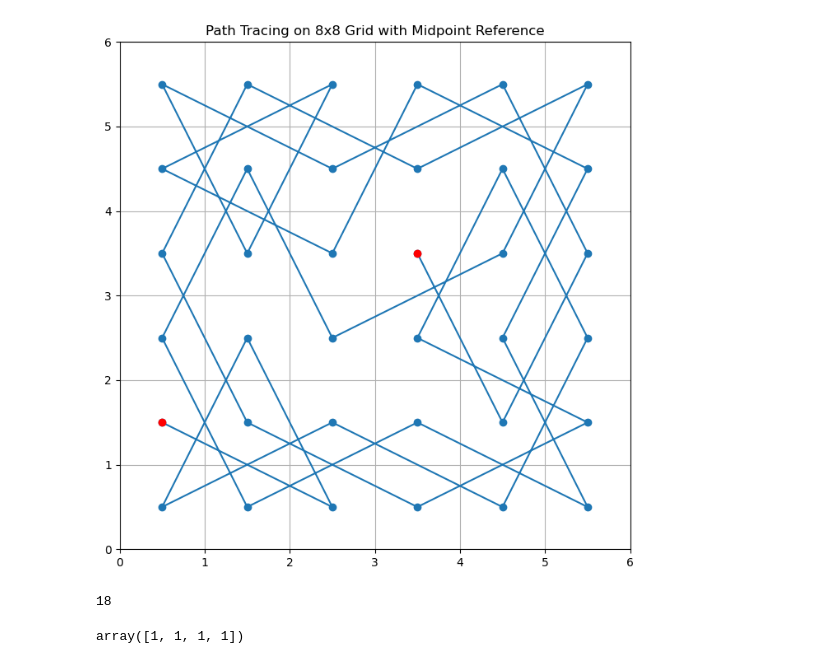
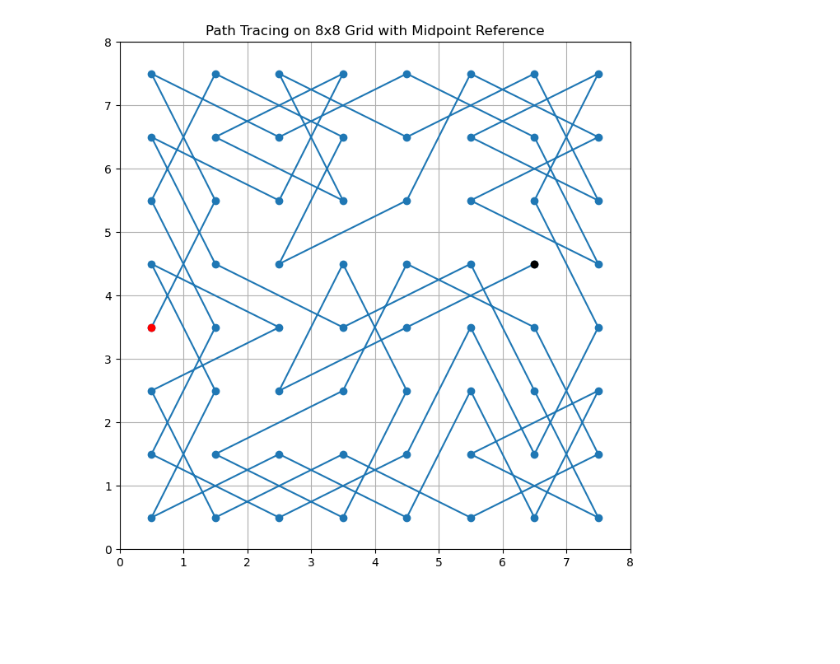
Before and after one commit to Abelgurung/Stochastic-Simulation-Knight-Tour, a Jupyter notebook: mc_search.ipynb, the cells around one changed output. Drawn from its saved outputs; the diff is of its cells as text; code cells hidden in the pictures; blank space fills up the shorter version.

```diff
--- a/mc_search.ipynb
+++ b/mc_search.ipynb
@@ -11,8 +3,0 @@ plt.matshow(a)
-# %%
-class mc_search(matrix, start):
-    curr = start
-    path = []
-    def run(steps = 10):
-        # next step based on matrix, change curr location
-        path.append(curr)
-        return path
@@ -94,16 +3,0 @@ class mc_search:
-# %%
-matrix_size = 5
-# Create a 5x5 matrix (the content is irrelevant for our pathfinding)
-matrix = [[0 for _ in range(matrix_size)] for _ in range(matrix_size)]
-
-# Starting point
-start = (0, 0)
-
-# Initialize mc_search with the matrix and starting point
-searcher = mc_search(matrix, start)
-
-# Run the pathfinding
-path = searcher.run(steps=20)
-
-# Print the path taken
-print("Path taken:", path)
@@ -200,5 +68,5 @@ class mc_search:
 # %%
-b_size = 6
+b_size = 8
 sample1 = mc_search(b_size, [3,3])
 sample1.run(64)
 
@@ -207,7 +75,8 @@ counter = 0
 # Simulating the loop condition with the initial setup
 
 while len(sample1.path) < (b_size * b_size):
-    sample1 = mc_search(b_size, [3,3])
+    rand_initial = [random.randint(0,b_size), random.randint(0,b_size)]
+    sample1 = mc_search(b_size, rand_initial)
     sample1.run(64)
     counter += 1
     if counter % 10000 == 0:
@@ -223,26 +105,22 @@ Count: 40000
 # %%
 # Adjusting the given path to use the midpoint of the matrix as the reference for plotting points
 # Since the grid is 8x8, the midpoint would be at (3.5, 3.5) in a 0-indexed array
 mid_point = np.array([.5, .5])
 
 # Adjusting the path points to reflect their position relative to the midpoint
 adjusted_path = sample1.path + mid_point
 
 # Plotting the adjusted path on a 8x8 grid
 plt.figure(figsize=(8, 8))
 plt.xlim(0, b_size)
 plt.ylim(0, b_size)
 # Draw grid lines
 plt.grid(True)
 # Plot the adjusted path
 plt.plot(adjusted_path[:, 1], adjusted_path[:, 0], marker='o')  # Inverting y to match traditional plotting
-plt.plot(adjusted_path[0][1], adjusted_path[0][0], marker='o', color = 'red')
+plt.plot(adjusted_path[0][1], adjusted_path[0][0], marker='o', color = 'black')
 plt.plot(adjusted_path[-1][1], adjusted_path[-1][0], marker='o', color = 'red')# Inverting y to match traditional plotting
 plt.title('Path Tracing on 8x8 Grid with Midpoint Reference')
 plt.show()
 # %% [output]
-[figure, old version]
+[figure, new version]
-# %%
-len(sample1.path)
-# %% [output]
-18
@@ -252,4 +126,0 @@ arr = np.append([arr],[[1,1]], axis=0)
-# %%
-arr
-# %% [output]
-array([1, 1, 1, 1])
```
Also changed, not shown: parts of 30 cells of this notebook, 2 other files.
